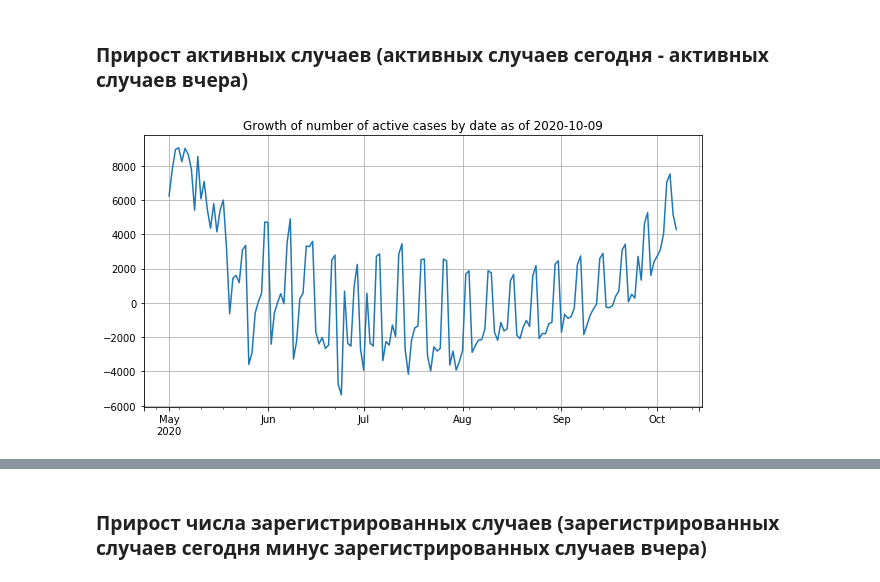
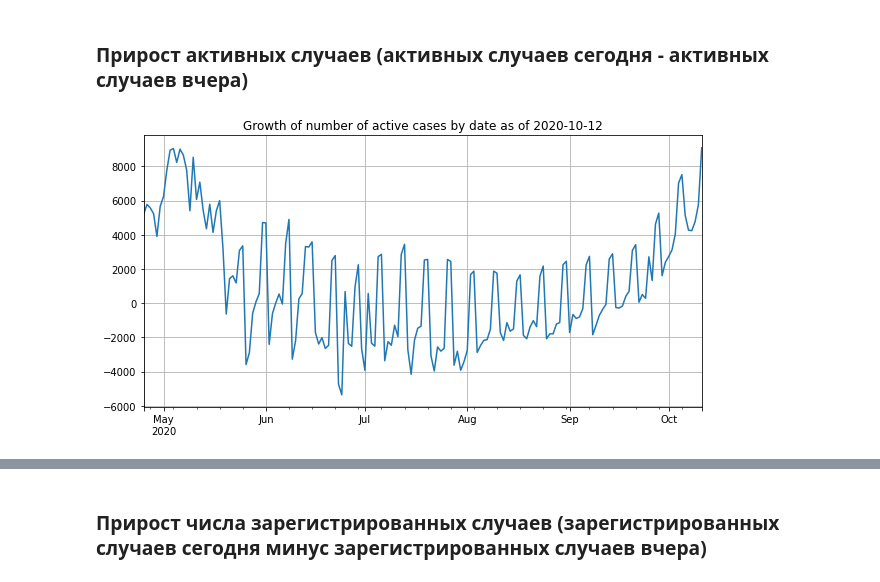
Before and after one commit to dmfed/watching-covid-ru, a Jupyter notebook: COVID_Hopkins.ipynb, the cells around one changed output, grey strips where cells are left out. Drawn from its saved outputs; the diff is of its cells as text; code cells hidden in the pictures.

```diff
--- a/COVID_Hopkins.ipynb
+++ b/COVID_Hopkins.ipynb
@@ -118,18 +120,14 @@ Freq: D, Name: Active Cases Russia, dtype: int64
 # %% [markdown]
 ### Прирост активных случаев (активных случаев сегодня - активных случаев вчера)
 # %%
-DAYS = 160 # Число дней, за которые увидим динамику
+DAYS = 170 # Число дней, за которые увидим динамику
 active_cases_shift_one_day = pd.Series(data_rus["Active Cases Russia"][:-1])
 active_cases_shift_one_day.index = data_rus["Active Cases Russia"].index[1:]
-'''
-for i in range(1,31):
-    print(active_cases_ru.index[-i], active_cases_ru[-i], round(active_cases_ru[-i] / active_cases_ru[-i - 1], 2))
-'''
 abs_growth_active_cases_ru = data_rus["Active Cases Russia"] - active_cases_shift_one_day
 abs_growth_active_cases_ru[-DAYS:].plot(grid=True, title=f"Growth of number of active cases by date as of {TODAY}", figsize=(10,5))
 plt.savefig(f"{TODAY}_Active_Cases_Growth_By_Day_RU.jpeg") # сохраняем картинку
 # %% [output]
-[figure, old version]
+[figure, new version]
 # %%
 abs_growth_active_cases_ru.tail(5)
 # %% [output]
```
Also changed, not shown: parts of 13 cells of this notebook, 1 other file.
